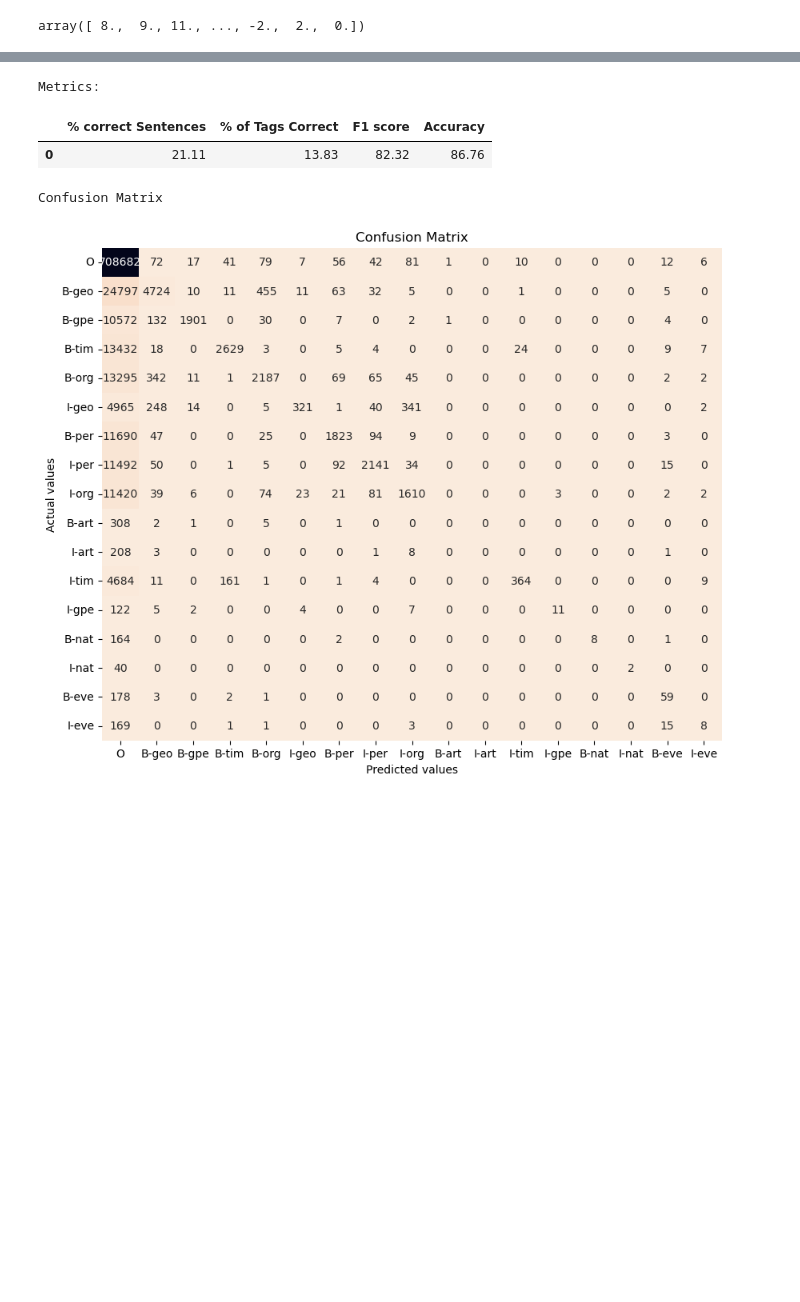
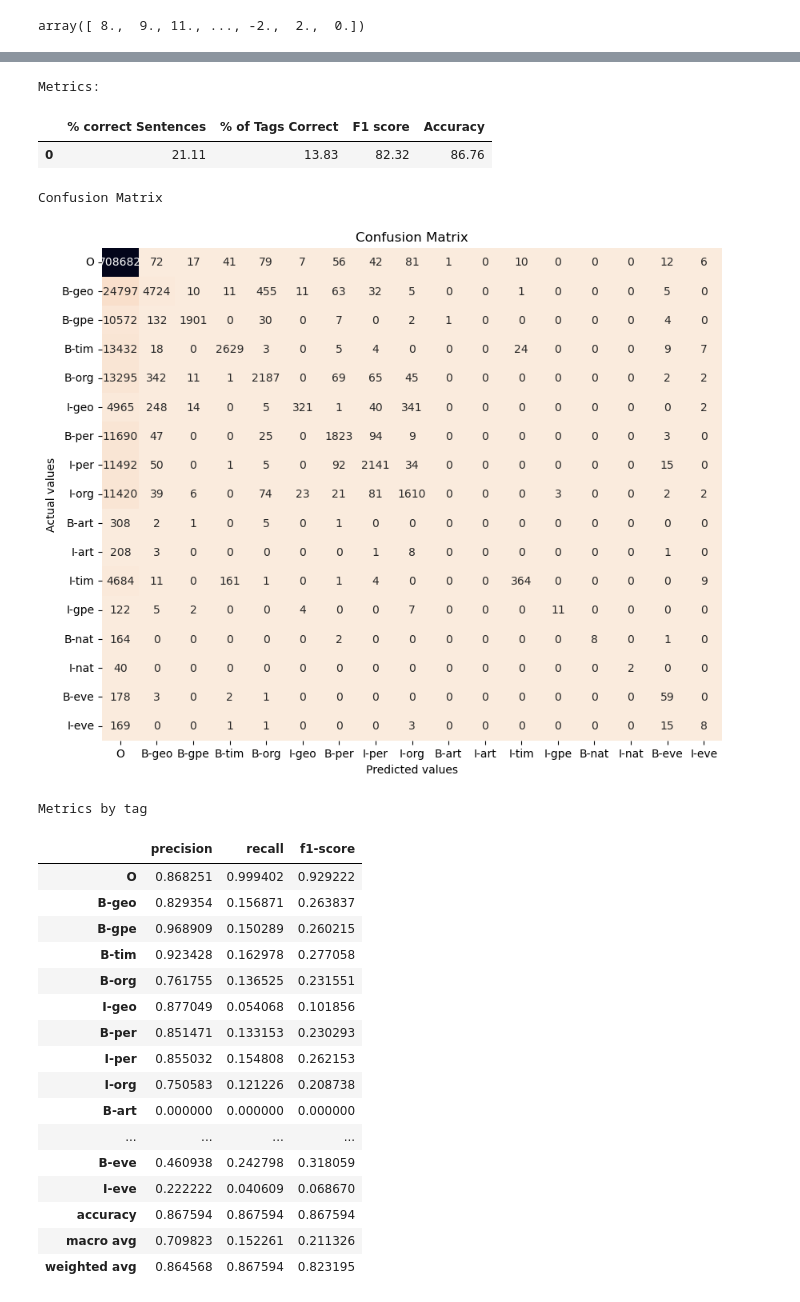
Before and after one commit to zemgabriela/NLP, a Jupyter notebook: Assignment_2/reproducable_results.ipynb, the cells around one changed output, grey strips where cells are left out. Drawn from its saved outputs; the diff is of its cells as text; code cells hidden in the pictures; blank space fills up the shorter version.

```diff
--- a/Assignment_2/reproducable_results.ipynb
+++ b/Assignment_2/reproducable_results.ipynb
@@ -58,11 +98,29 @@ load_predictions=True
 # %%
-evaluate(X_test,structured_perceptron,
+dic_metrics["test-default"]=evaluate(X_test,structured_perceptron,
          test_tag_pos,corpus_tag_dict ,
          y_test_true,
-         "pred_test_default.pkl",load=load_predictions)
+         "pred_test_default",load=load_predictions)
 # %% [output]
 Metrics:
 |  | % correct Sentences | % of Tags Correct | F1 score | Accuracy |
 | 0 | 21.11 | 13.83 | 82.32 | 86.76 |
 Confusion Matrix
 [figure]
+Metrics by tag
+|  | precision | recall | f1-score |
+| O | 0.868251 | 0.999402 | 0.929222 |
+| B-geo | 0.829354 | 0.156871 | 0.263837 |
+| B-gpe | 0.968909 | 0.150289 | 0.260215 |
+| B-tim | 0.923428 | 0.162978 | 0.277058 |
+| B-org | 0.761755 | 0.136525 | 0.231551 |
+| I-geo | 0.877049 | 0.054068 | 0.101856 |
+| B-per | 0.851471 | 0.133153 | 0.230293 |
+| I-per | 0.855032 | 0.154808 | 0.262153 |
+| I-org | 0.750583 | 0.121226 | 0.208738 |
+| B-art | 0.000000 | 0.000000 | 0.000000 |
+| ... | ... | ... | ... |
+| B-eve | 0.460938 | 0.242798 | 0.318059 |
+| I-eve | 0.222222 | 0.040609 | 0.068670 |
+| accuracy | 0.867594 | 0.867594 | 0.867594 |
+| macro avg | 0.709823 | 0.152261 | 0.211326 |
+| weighted avg | 0.864568 | 0.867594 | 0.823195 |
```
Also changed, not shown: parts of 7 cells of this notebook, 13 other files.
